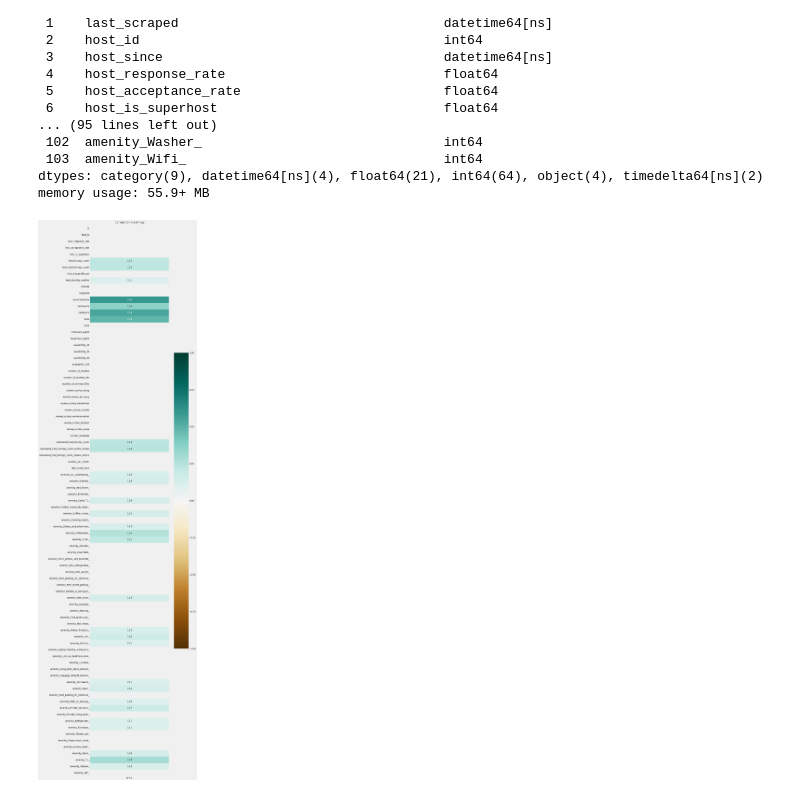
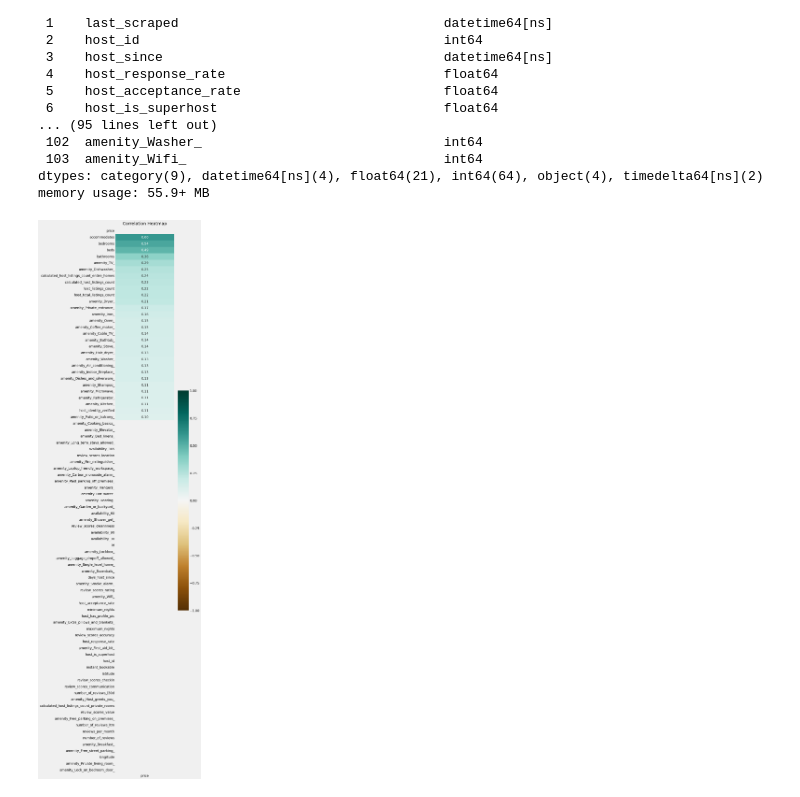
Before and after one commit to EamonnOCearnaigh/Airbnb-Price-Prediction, a Jupyter notebook: Data cleaning.ipynb, the cells around one changed output. Saved outputs shown, nothing was run; the diff lists cells and outputs as text; code cells hidden in the pictures.

Commit message:
Updated correlation analysis

```diff
--- a/Data cleaning.ipynb
+++ b/Data cleaning.ipynb
@@ -417,14 +417,14 @@ Data columns (total 104 columns):
 dtypes: category(9), datetime64[ns](4), float64(21), int64(64), object(4), timedelta64[ns](2)
 memory usage: 55.9+ MB
 # %%
-plt.figure(figsize=(10, 60))
-feature_correlation = listings.corr()[['price']]
-feature_correlation = feature_correlation[(feature_correlation > 0.1) & (feature_correlation != 1)]
+plt.figure(figsize=(5, 40))
+feature_correlation = listings.corr()[['price']].sort_values(by='price', ascending=False)
+# feature_correlation = feature_correlation[(feature_correlation > 0.1) & (feature_correlation != 1)]
 # Show all features.
 # heatmap = sns.heatmap(feature_correlation, vmin=-1, vmax=1, annot=True, fmt=".2f", cmap='BrBG')
 
 # Show only price feature
 heatmap = sns.heatmap(feature_correlation, vmin=-1, vmax=1, annot=True, fmt=".2f", cmap='BrBG')
 heatmap.set_title('Correlation Heatmap', fontdict={'fontsize':18}, pad=12);
 # %% [output]
-[figure, old version]
+[figure, new version]
```
Also changed, not shown: 1 other file.
